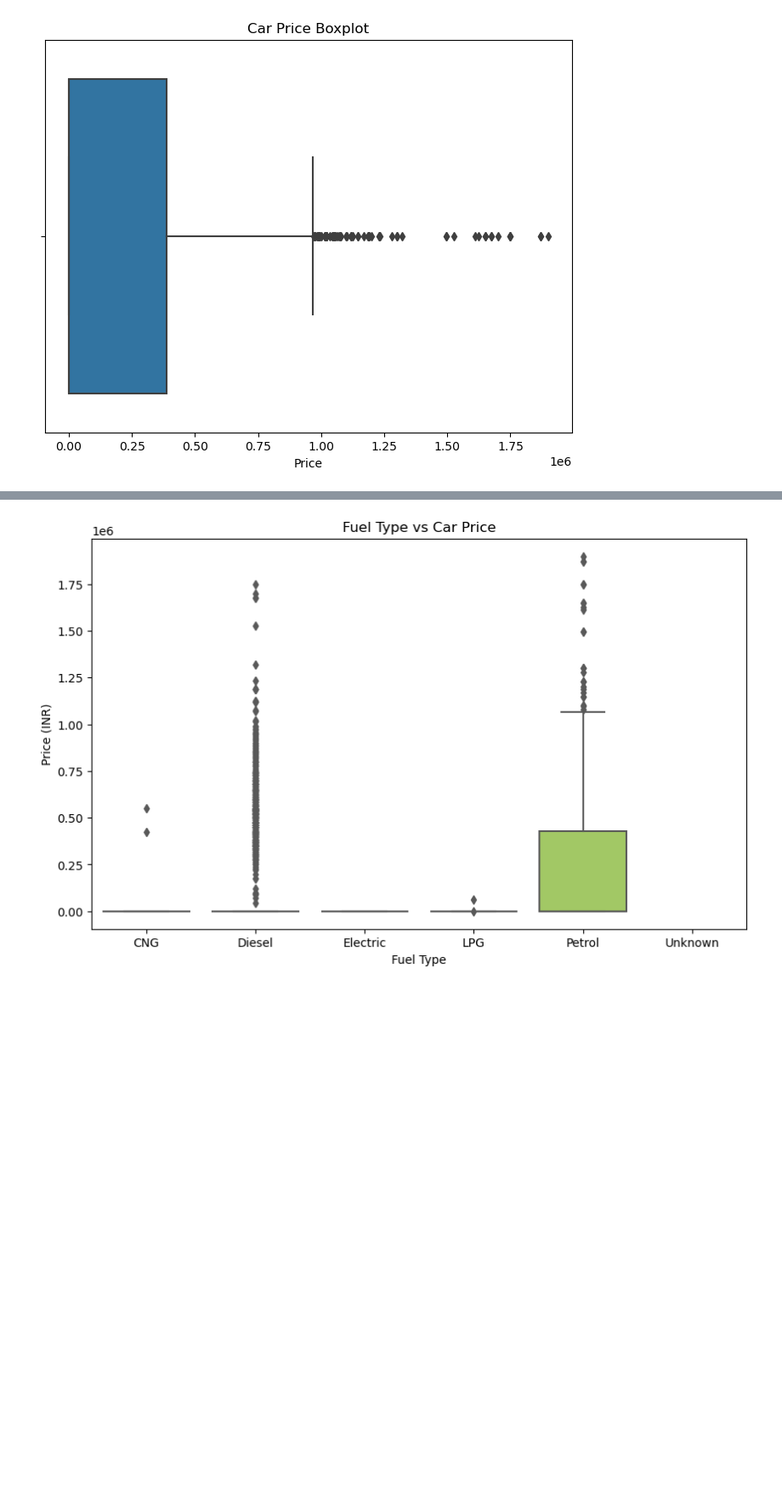
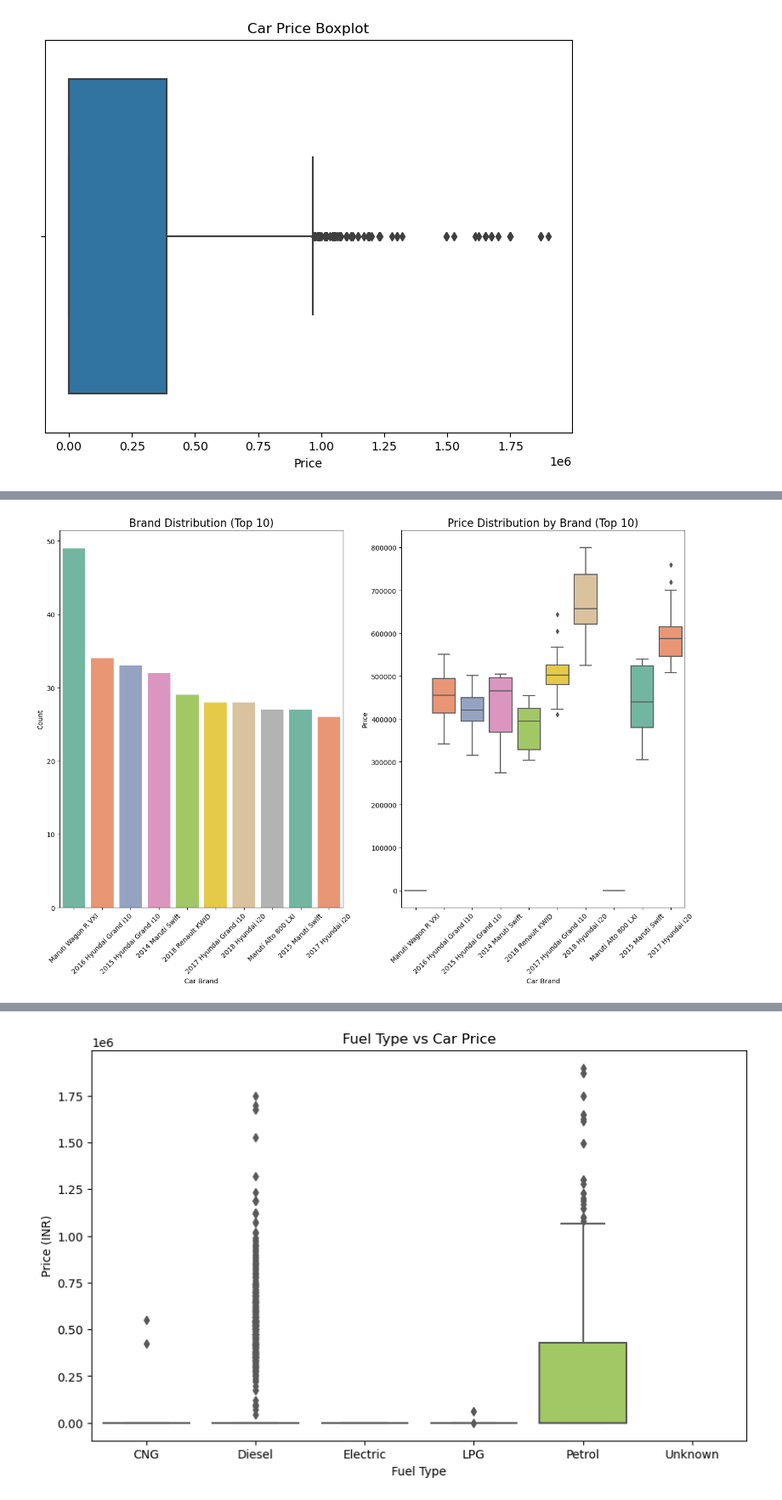
Before and after one commit to FaithMUTIS/Group-2-phase-5-project, a Jupyter notebook: Angela.ipynb, the cells around one changed output, grey strips where cells are left out. Shown at 85% size. Saved outputs shown, nothing was run; the diff lists cells and outputs as text; code cells hidden in the pictures; blank space fills up the shorter version.

```diff
--- a/Angela.ipynb
+++ b/Angela.ipynb
@@ -425,0 +489,34 @@ plt.show()
+# %%
+# Brand Distribution and Price Vs Brand
+
+# Get the top 10 most common car brands
+top_10_brands = combined_df['Brand'].value_counts().nlargest(10).index
+
+# Filter the DataFrame to only include the top 10 brands for Brand vs Price plot
+brand_df = combined_df[combined_df['Brand'].isin(top_10_brands)]
+
+# Create a figure with two subplots
+plt.figure(figsize=(14, 10))
+
+# Distribution of the top 10 brands
+plt.subplot(1, 2, 1)
+sns.countplot(data=brand_df, x='Brand', order=top_10_brands, palette='Set2')
+plt.title('Brand Distribution (Top 10)', fontsize=16)
+plt.xticks(rotation=45)
+plt.xlabel('Car Brand')
+plt.ylabel('Count')
+
+# Brand vs Price (Boxplot)
+plt.subplot(1, 2, 2)
+sns.boxplot(data=brand_df, x='Brand', y='Price', order=top_10_brands, palette='Set2')
+plt.title('Price Distribution by Brand (Top 10)', fontsize=16)
+plt.xticks(rotation=45)
+plt.xlabel('Car Brand')
+plt.ylabel('Price')
+
+plt.tight_layout()
+
+# Show the plot
+plt.show()
+# %% [output]
+[figure, added]
```
Also changed, not shown: parts of 27 cells of this notebook.
